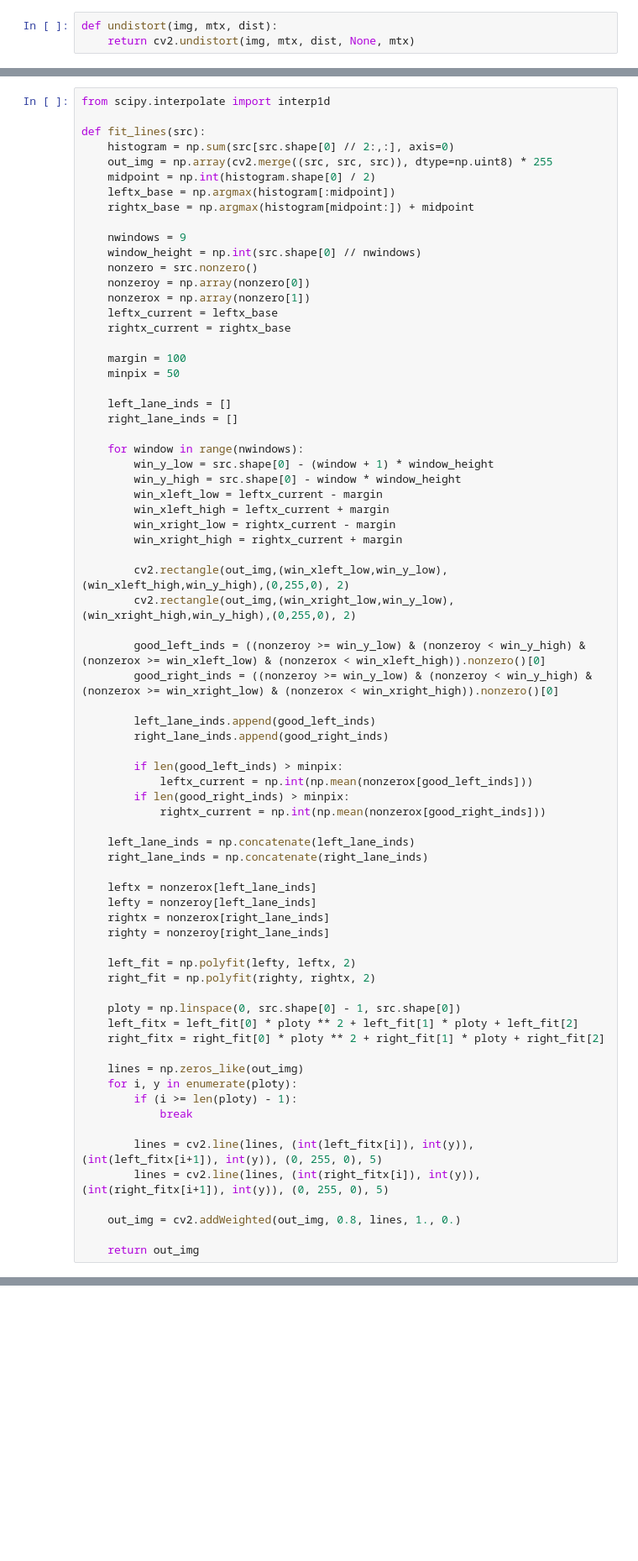
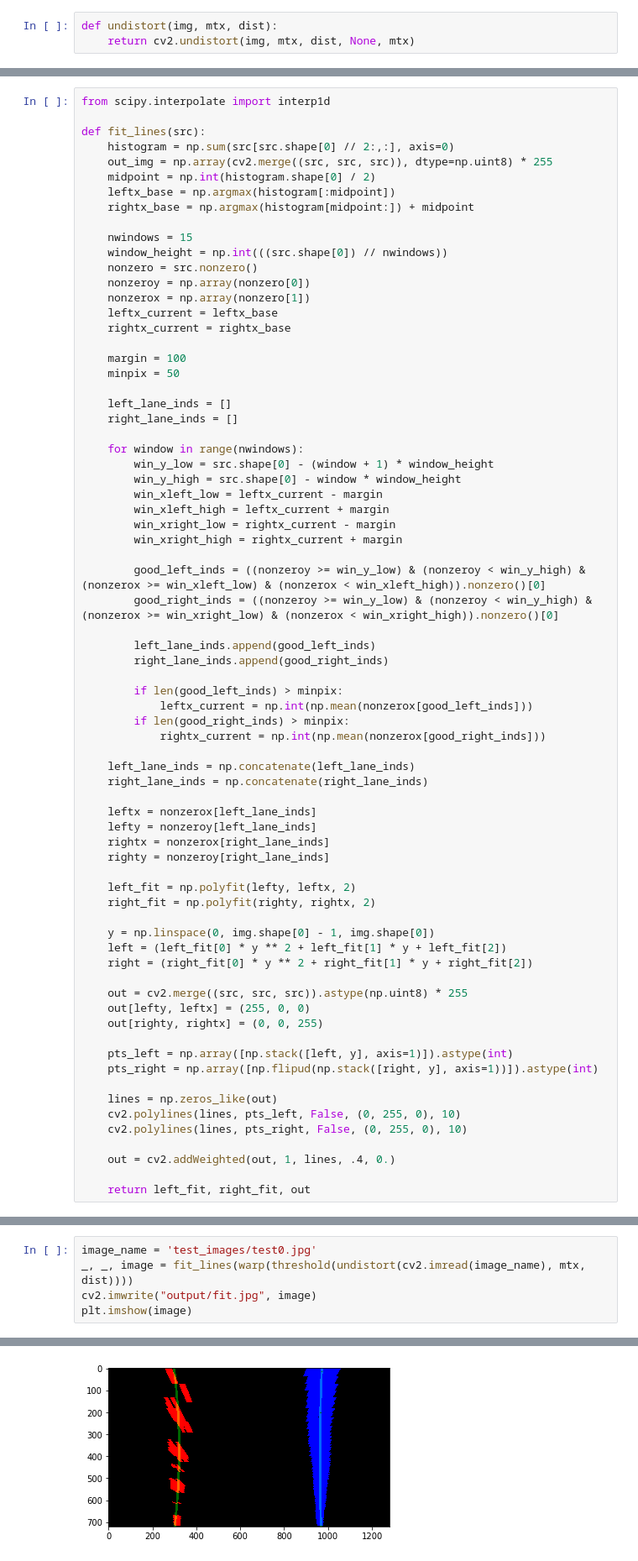
Before and after one commit to ShikaSD/CarND-Advanced-Lane-Lines, a Jupyter notebook: lane-lines.ipynb, the cells around one changed output, grey strips where cells are left out. Shown at 84% size. Saved outputs shown, nothing was run; the diff lists cells and outputs as text; blank space fills up the shorter version.

```diff
--- a/lane-lines.ipynb
+++ b/lane-lines.ipynb
@@ -127,8 +159,8 @@ def fit_lines(src):
     leftx_base = np.argmax(histogram[:midpoint])
     rightx_base = np.argmax(histogram[midpoint:]) + midpoint
 
-    nwindows = 9
-    window_height = np.int(src.shape[0] // nwindows)
+    nwindows = 15
+    window_height = np.int(((src.shape[0]) // nwindows))
     nonzero = src.nonzero()
     nonzeroy = np.array(nonzero[0])
     nonzerox = np.array(nonzero[1])
@@ -148,9 +180,6 @@ def fit_lines(src):
         win_xleft_high = leftx_current + margin
         win_xright_low = rightx_current - margin
         win_xright_high = rightx_current + margin
-
-        cv2.rectangle(out_img,(win_xleft_low,win_y_low),(win_xleft_high,win_y_high),(0,255,0), 2)
-        cv2.rectangle(out_img,(win_xright_low,win_y_low),(win_xright_high,win_y_high),(0,255,0), 2)
 
         good_left_inds = ((nonzeroy >= win_y_low) & (nonzeroy < win_y_high) & (nonzerox >= win_xleft_low) & (nonzerox < win_xleft_high)).nonzero()[0]
         good_right_inds = ((nonzeroy >= win_y_low) & (nonzeroy < win_y_high) & (nonzerox >= win_xright_low) & (nonzerox < win_xright_high)).nonzero()[0]
@@ -174,18 +203,21 @@ def fit_lines(src):
     left_fit = np.polyfit(lefty, leftx, 2)
     right_fit = np.polyfit(righty, rightx, 2)
 
-    ploty = np.linspace(0, src.shape[0] - 1, src.shape[0])
-    left_fitx = left_fit[0] * ploty ** 2 + left_fit[1] * ploty + left_fit[2]
-    right_fitx = right_fit[0] * ploty ** 2 + right_fit[1] * ploty + right_fit[2]
+    y = np.linspace(0, img.shape[0] - 1, img.shape[0])
+    left = (left_fit[0] * y ** 2 + left_fit[1] * y + left_fit[2])
+    right = (right_fit[0] * y ** 2 + right_fit[1] * y + right_fit[2])
 
-    lines = np.zeros_like(out_img)
-    for i, y in enumerate(ploty):
-        if (i >= len(ploty) - 1):
-            break
+    out = cv2.merge((src, src, src)).astype(np.uint8) * 255
+    out[lefty, leftx] = (255, 0, 0)
+    out[righty, rightx] = (0, 0, 255)
 
-        lines = cv2.line(lines, (int(left_fitx[i]), int(y)), (int(left_fitx[i+1]), int(y)), (0, 255, 0), 5)
-        lines = cv2.line(lines, (int(right_fitx[i]), int(y)), (int(right_fitx[i+1]), int(y)), (0, 255, 0), 5)
+    pts_left = np.array([np.stack([left, y], axis=1)]).astype(int)
+    pts_right = np.array([np.flipud(np.stack([right, y], axis=1))]).astype(int)
 
-    out_img = cv2.addWeighted(out_img, 0.8, lines, 1., 0.)
+    lines = np.zeros_like(out)
+    cv2.polylines(lines, pts_left, False, (0, 255, 0), 10)
+    cv2.polylines(lines, pts_right, False, (0, 255, 0), 10)
 
-    return out_img
+    out = cv2.addWeighted(out, 1, lines, .4, 0.)
+
+    return left_fit, right_fit, out
@@ -203,0 +224,6 @@ for i, name in enumerate(test_images):
+# %%
+image_name = 'test_images/test0.jpg'
+_, _, image = fit_lines(warp(threshold(undistort(cv2.imread(image_name), mtx, dist))))
+cv2.imwrite("output/fit.jpg", image)
+plt.imshow(image)
+# %% [output]
@@ -203,0 +231 @@ for i, name in enumerate(test_images):
+[figure, added]
```
Also changed, not shown: parts of 9 cells of this notebook, 21 other files.
